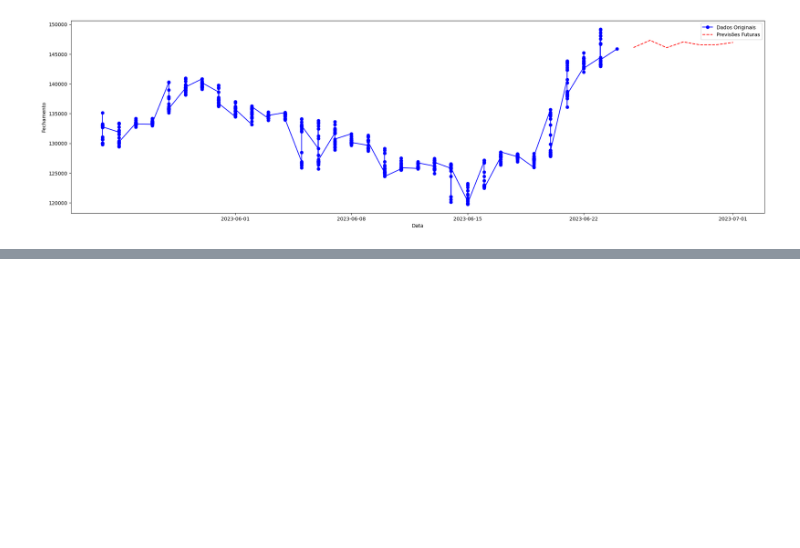
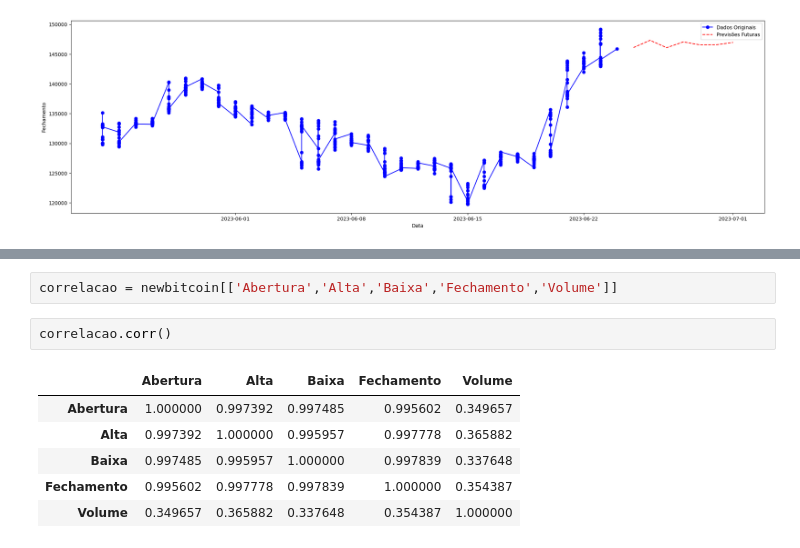
Before and after one commit to CassioRibeiro/ProjetoFinal, a Jupyter notebook: [M5]_Projeto_Final.ipynb, the cells around one changed output, grey strips where cells are left out. Saved outputs shown, nothing was run; the diff lists cells and outputs as text; blank space fills up the shorter version.

```diff
--- a/[M5]_Projeto_Final.ipynb
+++ b/[M5]_Projeto_Final.ipynb
@@ -525,0 +642,11 @@ plt.show()
+# %%
+correlacao = newbitcoin[['Abertura','Alta','Baixa','Fechamento','Volume']]
+# %%
+correlacao.corr()
+# %% [output]
+|  | Abertura | Alta | Baixa | Fechamento | Volume |
+| Abertura | 1.000000 | 0.997392 | 0.997485 | 0.995602 | 0.349657 |
+| Alta | 0.997392 | 1.000000 | 0.995957 | 0.997778 | 0.365882 |
+| Baixa | 0.997485 | 0.995957 | 1.000000 | 0.997839 | 0.337648 |
+| Fechamento | 0.995602 | 0.997778 | 0.997839 | 1.000000 | 0.354387 |
+| Volume | 0.349657 | 0.365882 | 0.337648 | 0.354387 | 1.000000 |
```
Also changed, not shown: parts of 19 cells of this notebook.
